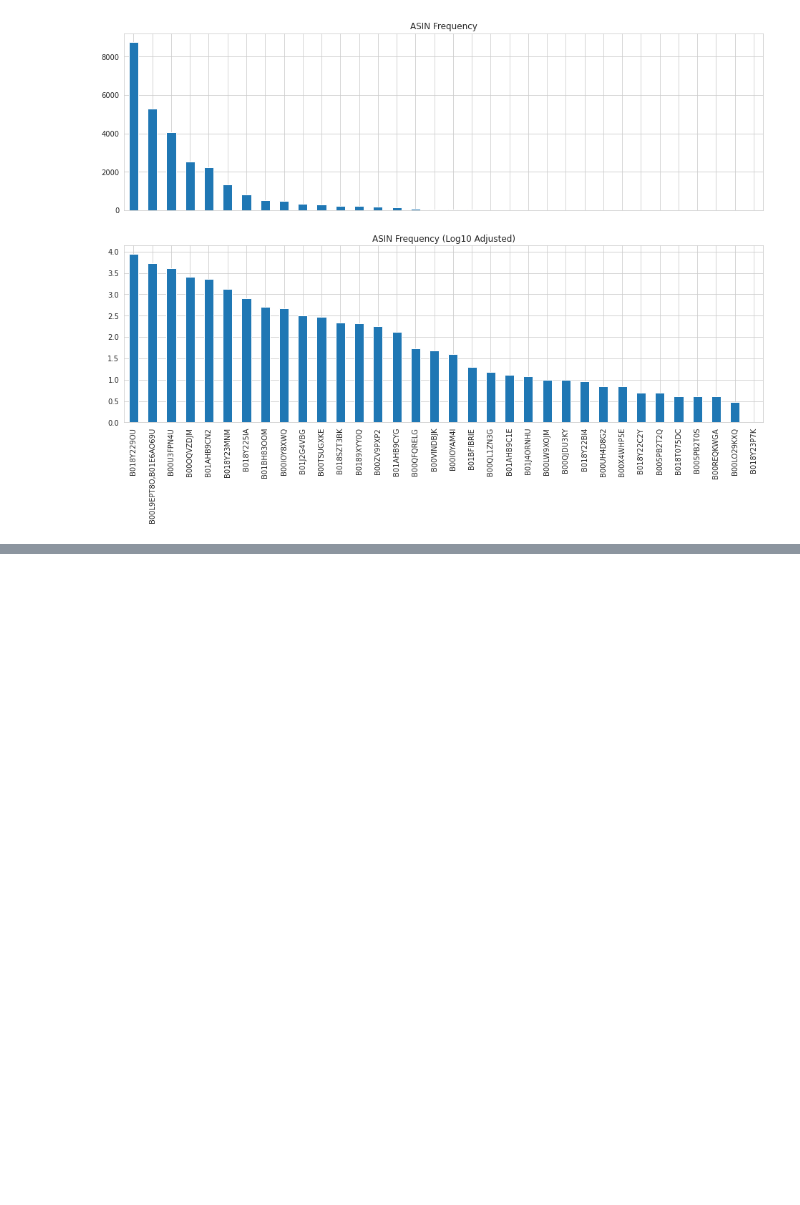
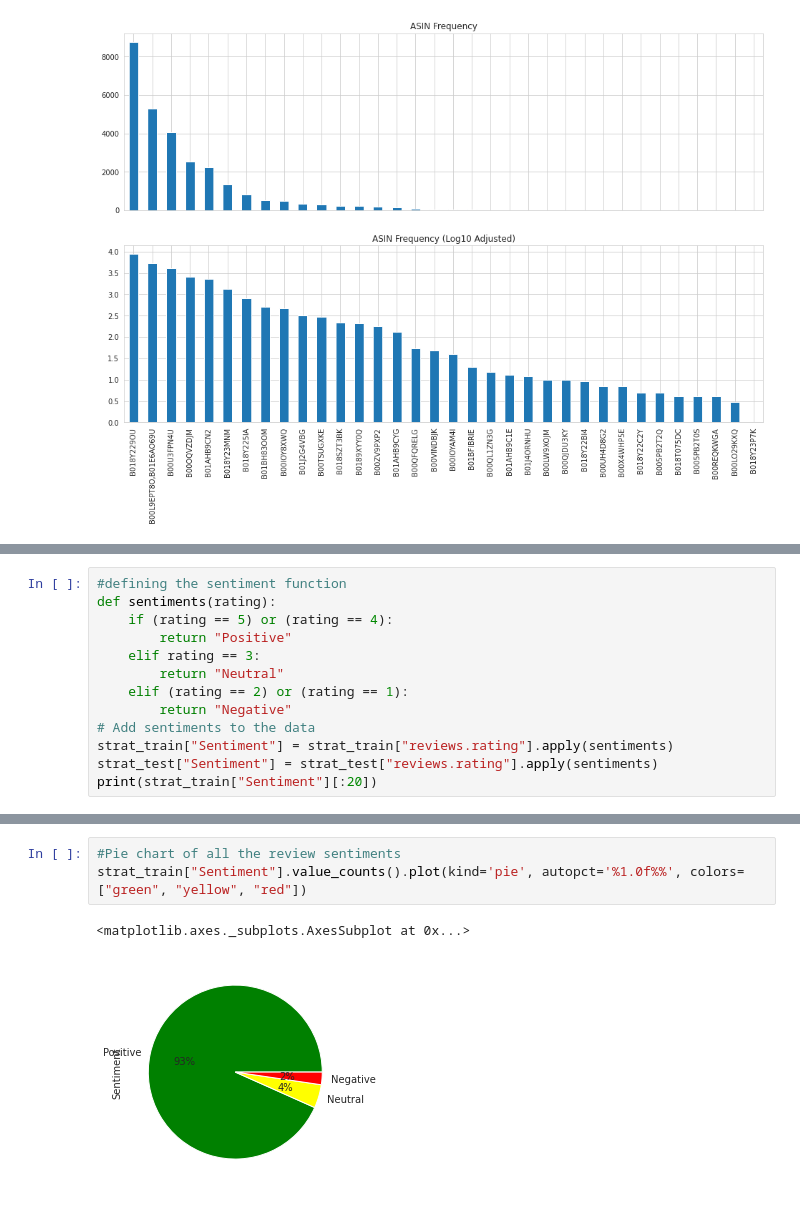
Before and after one commit to gauravsinha7/appliedFinance, a Jupyter notebook: productReviewSentiments.ipynb, the cells around one changed output, grey strips where cells are left out. Drawn from its saved outputs; the diff is of its cells as text; blank space fills up the shorter version.

Commit message:
Defined sentiment function and plotted the trend of sentiments of all the reviews in the Dataset

```diff
--- a/productReviewSentiments.ipynb
+++ b/productReviewSentiments.ipynb
@@ -208,0 +209,13 @@ plt.show()
+# %%
+#defining the sentiment function
+def sentiments(rating):
+    if (rating == 5) or (rating == 4):
+        return "Positive"
+    elif rating == 3:
+        return "Neutral"
+    elif (rating == 2) or (rating == 1):
+        return "Negative"
+# Add sentiments to the data
+strat_train["Sentiment"] = strat_train["reviews.rating"].apply(sentiments)
+strat_test["Sentiment"] = strat_test["reviews.rating"].apply(sentiments)
+print(strat_train["Sentiment"][:20])
@@ -208,0 +240,6 @@ plt.show()
+# %%
+#Pie chart of all the review sentiments
+strat_train["Sentiment"].value_counts().plot(kind='pie', autopct='%1.0f%%', colors=["green", "yellow", "red"])
+# %% [output]
+<matplotlib.axes._subplots.AxesSubplot at 0x...>
+[figure, added]
```
Also changed, not shown: parts of 2 cells of this notebook.
